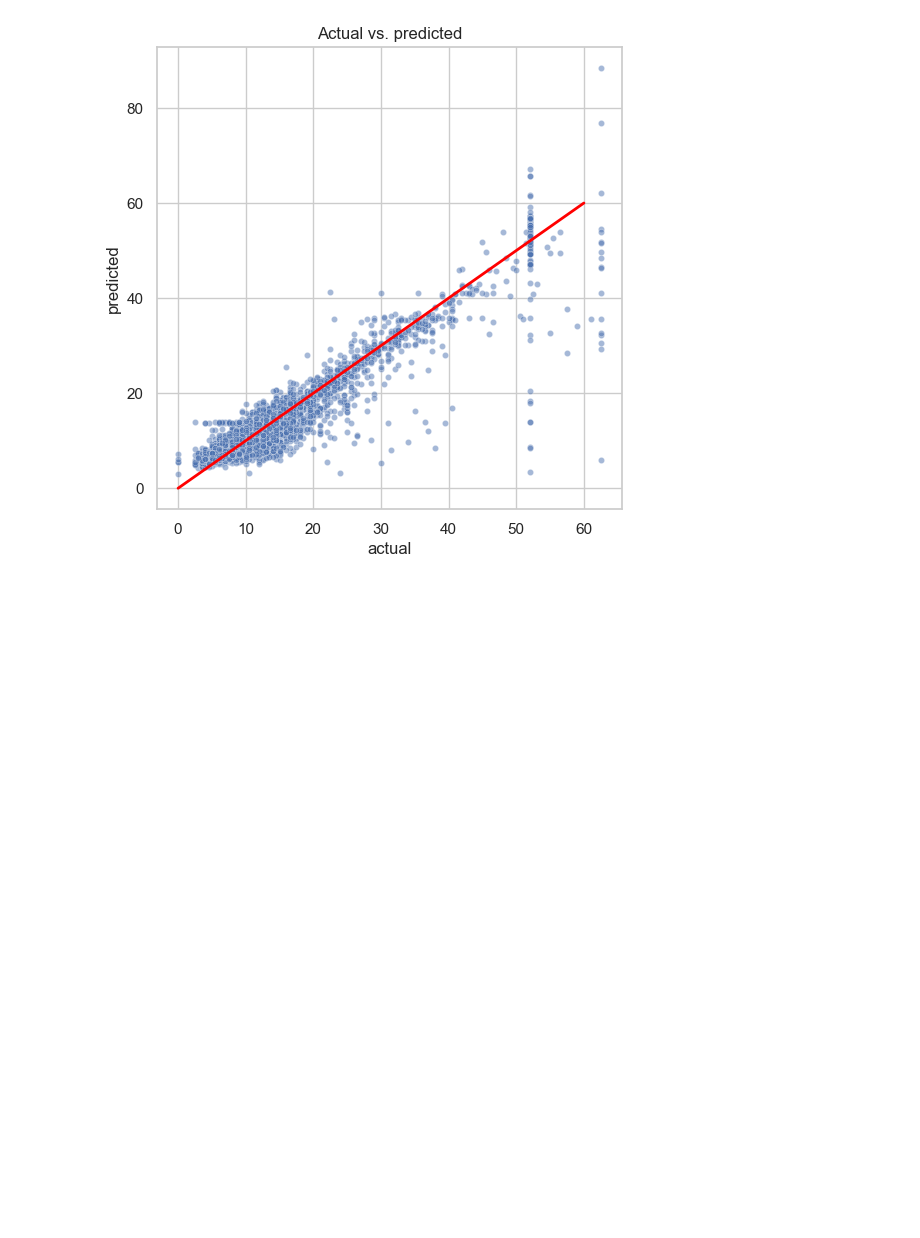
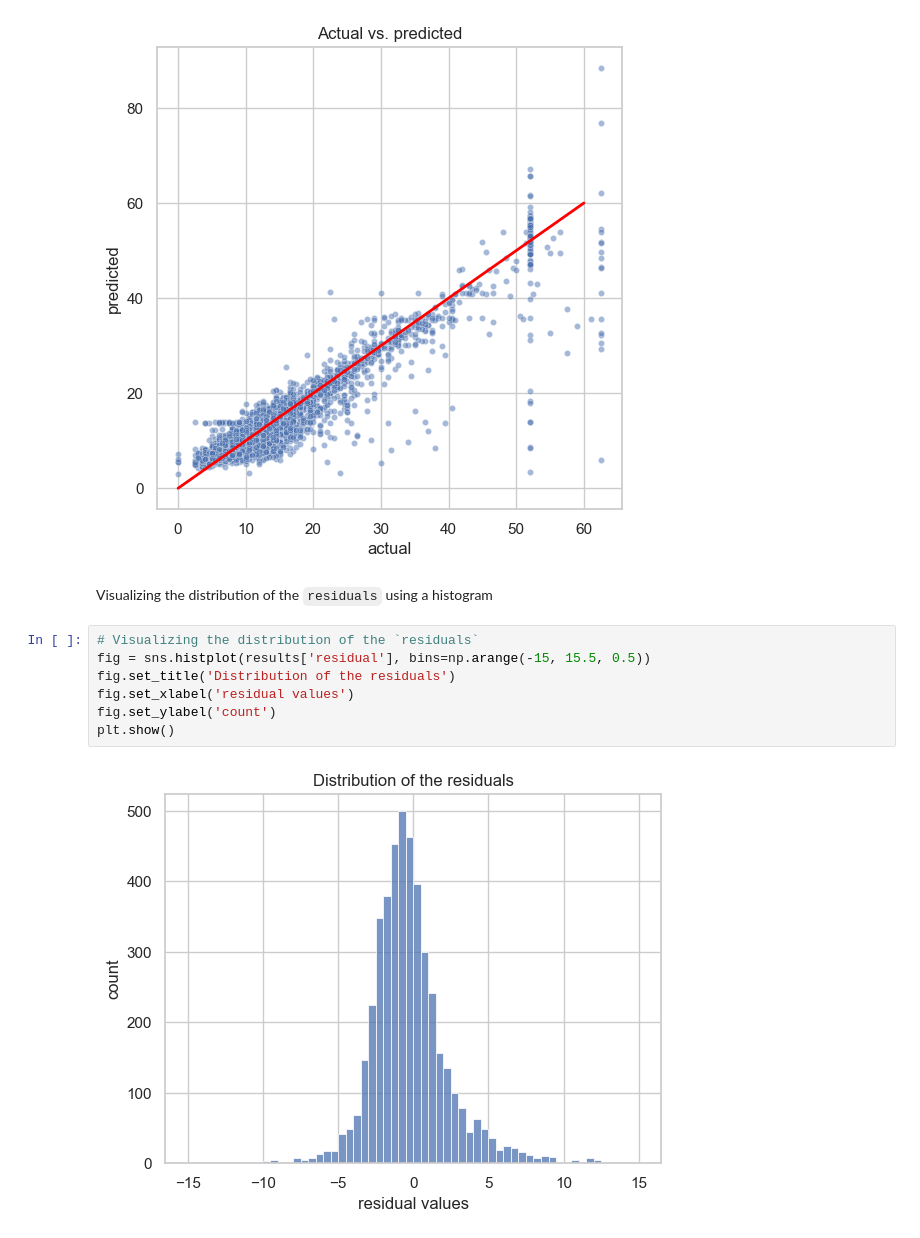
Before and after one commit to PrincelyKitilya/Automatidata-Analysis, a Jupyter notebook: automatidata_analysis.ipynb, the cells around one changed output. Cells and saved outputs as stored; diff of their text form; blank space fills up the shorter version.

Commit message:
Creating a histogram to show the distribution of the residuals.

```diff
--- a/automatidata_analysis.ipynb
+++ b/automatidata_analysis.ipynb
@@ -881,3 +881,14 @@ plt.title('Actual vs. predicted')
 # %% [output]
 Text(0.5, 1.0, 'Actual vs. predicted')
 [figure]
+# %% [markdown]
+Visualizing the distribution of the `residuals` using a histogram
+# %%
+# Visualizing the distribution of the `residuals`
+fig = sns.histplot(results['residual'], bins=np.arange(-15, 15.5, 0.5))
+fig.set_title('Distribution of the residuals')
+fig.set_xlabel('residual values')
+fig.set_ylabel('count')
+plt.show()
+# %% [output]
+[figure, added]
```
